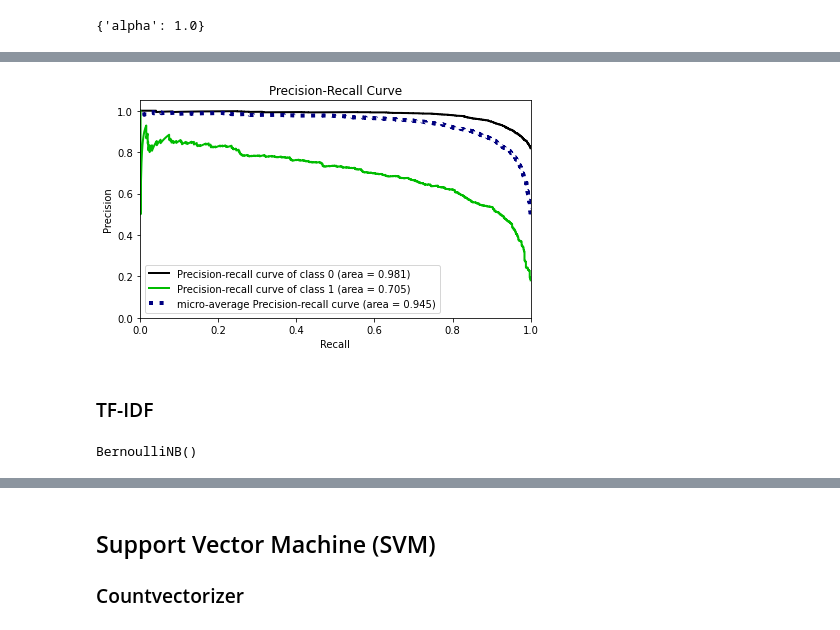
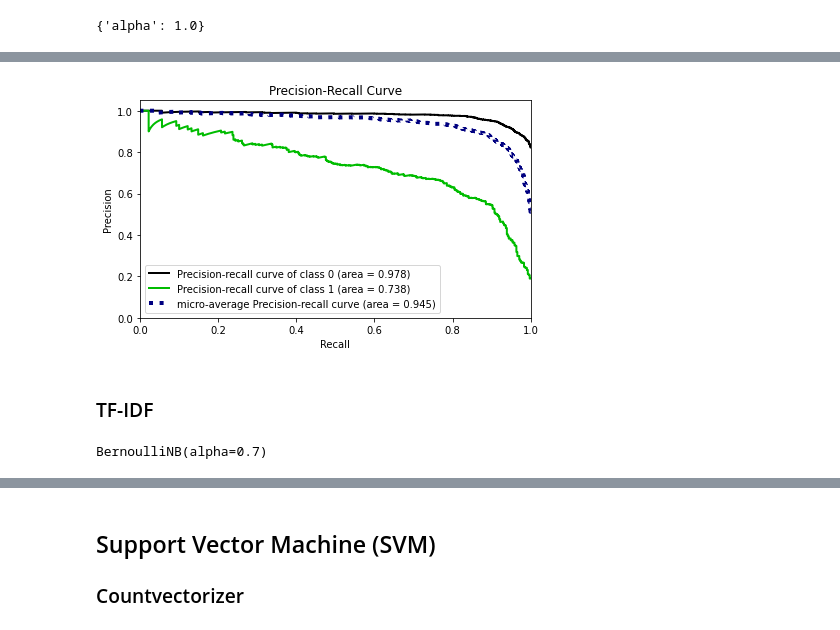
Before and after one commit to Furkan-Coskun/NLP, a Jupyter notebook: NLP_Sentiment_Analysis_Project.ipynb, the cells around one changed output, grey strips where cells are left out. Saved outputs shown, nothing was run; the diff lists cells and outputs as text; code cells hidden in the pictures.

```diff
--- a/NLP_Sentiment_Analysis_Project.ipynb
+++ b/NLP_Sentiment_Analysis_Project.ipynb
@@ -849 +935,7 @@ train_f1-neg           0.599010
 dtype: float64
+# %%
+param_grid = {
+    "C": [0.01, 0.02, 0.1, 0.2, 0.5, 1]
+}
+grid_search = GridSearchCV(LogisticRegression(class_weight='balanced'), param_grid, cv=10, verbose=2, n_jobs=-1, scoring = 'recall')
+grid_search.fit(X_train_tf_idf,y_train)
@@ -850,7 +966,7 @@ dtype: float64
 # %%
-from scikitplot.metrics import plot_roc, plot_precision_recall
 
-model = LogisticRegression(C=0.4, max_iter=1000)
+
+model = LogisticRegression(C=0.1, max_iter=1000, random_state=101, class_weight="balanced")
 
 model.fit(X_train_tf_idf, y_train)
 
@@ -871,6 +987,6 @@ log_tfidf_AP = average_precision_score(y_test, y_pred_proba[:, 1])
 ### Countvectorizer
 # %%
 from sklearn.naive_bayes import MultinomialNB, BernoulliNB
-nb = BernoulliNB ()
+nb = MultinomialNB(alpha= 1.5)
 nb.fit(X_train_count,y_train)
 # %% [output]
@@ -913,9 +1029,8 @@ train_f1-neg           0.737403
 dtype: float64
 # %%
-from sklearn.model_selection import GridSearchCV
 param_grid = {
-    "alpha": [1.0, 1.5, 5.0, 10.0]
+    "alpha": [1.0, 1.5, 2.0, 3.0, 5.0, 10.0]
 }
-grid_search = GridSearchCV(BernoulliNB (), param_grid, cv=10, verbose=2, n_jobs=-1)
+grid_search = GridSearchCV(MultinomialNB (), param_grid, cv=10, verbose=2, n_jobs=-1, scoring = 'recall')
 grid_search.fit(X_train_count, y_train)
 # %% [output]
@@ -929,13 +1060,13 @@ grid_search.best_params_
 # %%
-model = BernoulliNB()
+model = MultinomialNB(alpha=1.0)
 
 model.fit(X_train_count, y_train)
 
 y_pred_proba = model.predict_proba(X_test_count)
 
 plot_precision_recall(y_test, y_pred_proba)
 plt.show();
 # %% [output]
-[figure, old version]
+[figure, new version]
 # %%
 y_pred = nb.predict(X_test_count)
@@ -945,10 +1076,10 @@ nb_AP_neg = average_precision_score(y_test, y_pred_proba[:, 1])
 # %% [markdown]
 ### TF-IDF
 # %%
-nb = BernoulliNB()
+nb = BernoulliNB(alpha=0.7)
 nb.fit(X_train_tf_idf,y_train)
 # %% [output]
-BernoulliNB()
+BernoulliNB(alpha=0.7)
 # %%
 print("NB MODEL")
 eval(nb, X_train_tf_idf, X_test_tf_idf)
```
Also changed, not shown: parts of 65 cells of this notebook.
